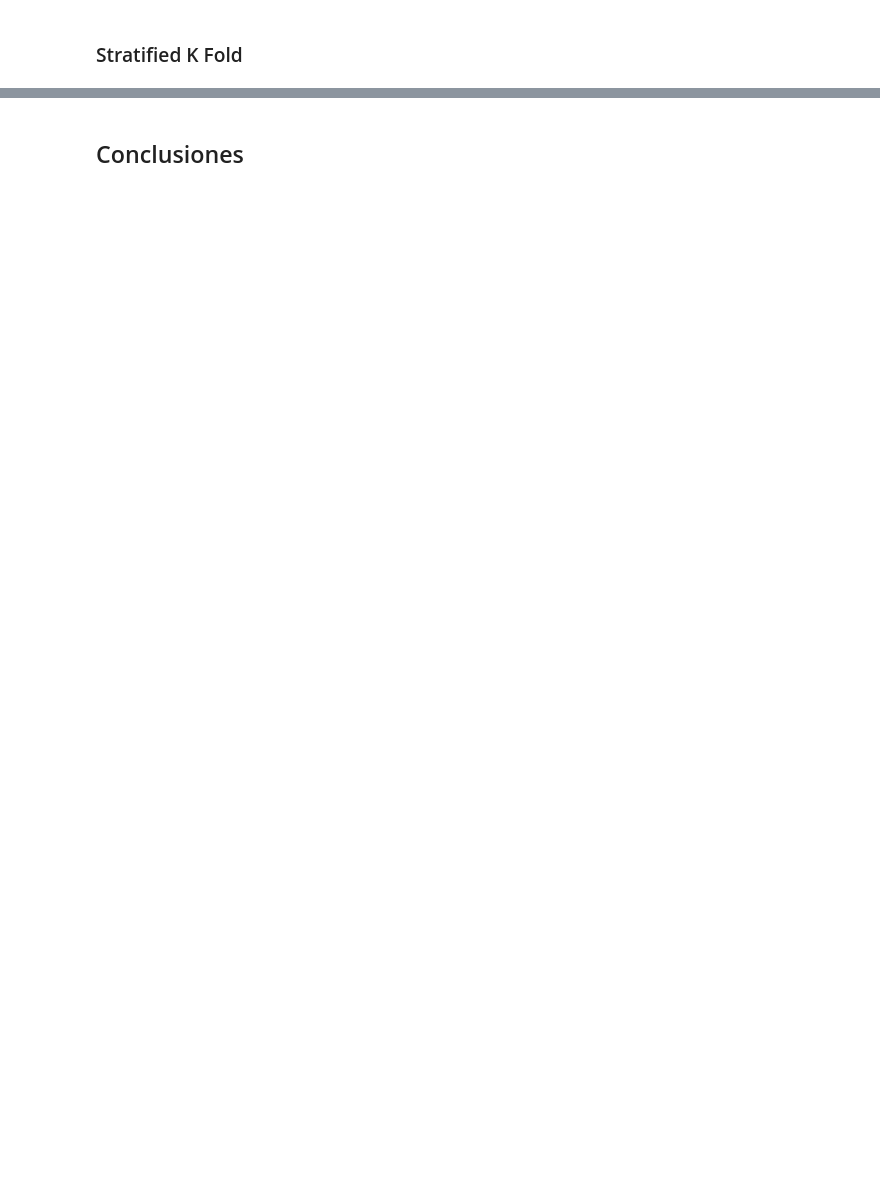
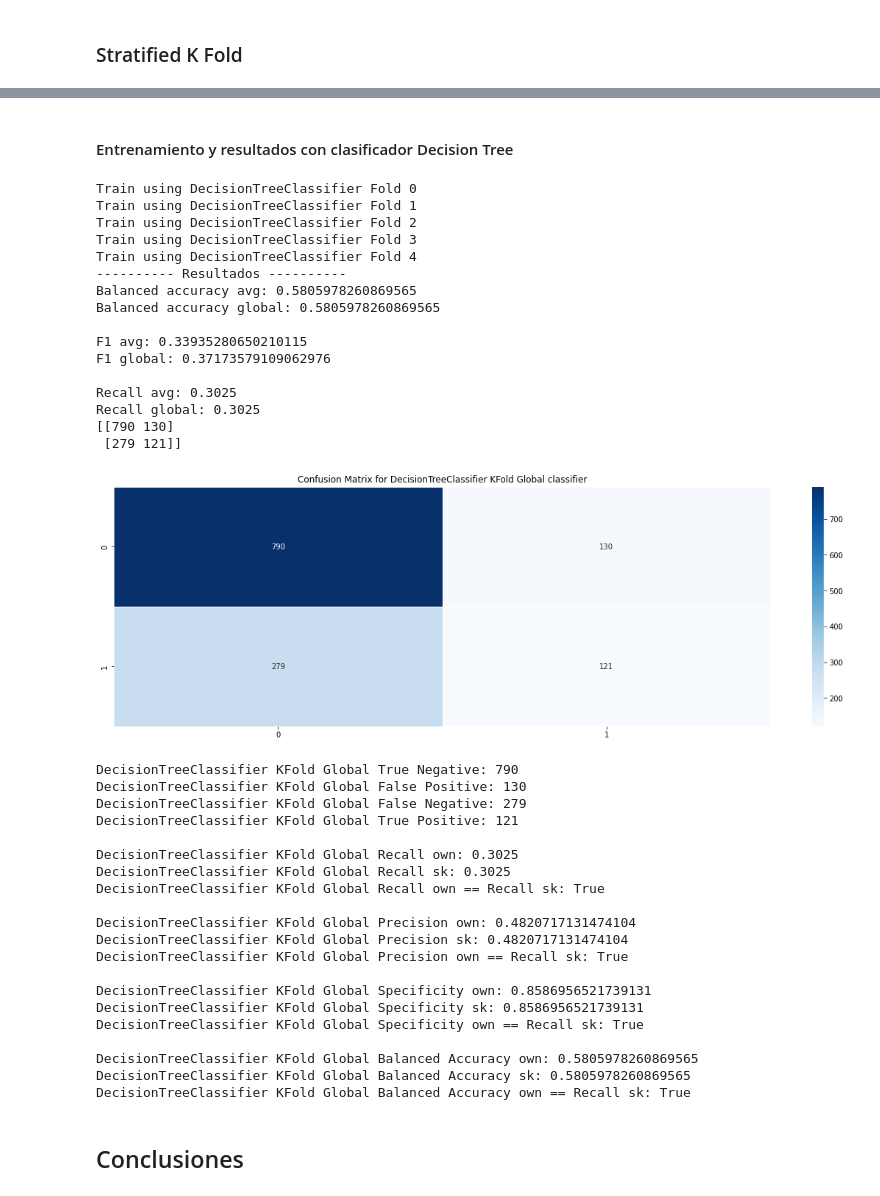
Before and after one commit to Monolite/ml-course, a Jupyter notebook: lesson-3/ml_clasificacion_proyecto.ipynb, the cells around one changed output, grey strips where cells are left out. Cells and saved outputs as stored; diff of their text form; code cells hidden in the pictures; blank space fills up the shorter version.

```diff
--- a/lesson-3/ml_clasificacion_proyecto.ipynb
+++ b/lesson-3/ml_clasificacion_proyecto.ipynb
@@ -602,2 +617,76 @@ práctica.
+# %% [markdown]
+#### Entrenamiento y resultados con clasificador Decision Tree
+# %%
+dtc_balanced_accuracy_avg = 0
+dtc_f1_avg = 0
+dtc_recall_avg = 0
+dtc_skf_y_preds = []
+dtc_skf_ys = []
+
+for k in folds.keys():
+    # print(f'Fold {k} results')
+    skf_y_train = y[train_index]
+    skf_y_test = y[test_index]
+    skf_X_train_std, skf_X_test_std = folds_std[k]
+
+    dtc_skf_y_preds_std = train(dtc, f'DecisionTreeClassifier Fold {k}', skf_X_train_std, skf_X_test_std, skf_y_train)
+
+    dtc_skf_y_preds += list(dtc_skf_y_preds_std)
+    dtc_skf_ys += list(skf_y_test)
+
+    dtc_balanced_accuracy_avg += balanced_accuracy_score(skf_y_test, dtc_skf_y_preds_std)
+    dtc_f1_avg += f1_score(skf_y_test, dtc_skf_y_preds_std)
+    dtc_recall_avg += recall_score(skf_y_test, dtc_skf_y_preds_std)
+
+    # get_conf_matrix_report(f'SVC kernel RBF Fold {k}', skf_y_test, dtc_skf_y_preds_std)
+
+print(10*'-' + ' Resultados ' + 10*'-')
+print(f"Balanced accuracy avg: {dtc_balanced_accuracy_avg/splits}")
+print(f"Balanced accuracy global: {balanced_accuracy_score(dtc_skf_ys, dtc_skf_y_preds)}")
+print()
+print(f"F1 avg: {dtc_f1_avg/splits}")
+print(f"F1 global: {f1_score(dtc_skf_ys, dtc_skf_y_preds)}")
+print()
+print(f"Recall avg: {dtc_recall_avg/splits}")
+print(f"Recall global: {recall_score(dtc_skf_ys, dtc_skf_y_preds)}")
+get_conf_matrix_report('DecisionTreeClassifier KFold Global', dtc_skf_ys, dtc_skf_y_preds)
+# %% [output]
+Train using DecisionTreeClassifier Fold 0
+Train using DecisionTreeClassifier Fold 1
+Train using DecisionTreeClassifier Fold 2
+Train using DecisionTreeClassifier Fold 3
+Train using DecisionTreeClassifier Fold 4
+---------- Resultados ----------
+Balanced accuracy avg: 0.5805978260869565
+Balanced accuracy global: 0.5805978260869565
+
+F1 avg: 0.33935280650210115
+F1 global: 0.37173579109062976
+
+Recall avg: 0.3025
+Recall global: 0.3025
+[[790 130]
+ [279 121]]
+[figure, added]
+DecisionTreeClassifier KFold Global True Negative: 790
+DecisionTreeClassifier KFold Global False Positive: 130
+DecisionTreeClassifier KFold Global False Negative: 279
+DecisionTreeClassifier KFold Global True Positive: 121
+
+DecisionTreeClassifier KFold Global Recall own: 0.3025
+DecisionTreeClassifier KFold Global Recall sk: 0.3025
+DecisionTreeClassifier KFold Global Recall own == Recall sk: True
+
+DecisionTreeClassifier KFold Global Precision own: 0.4820717131474104
+DecisionTreeClassifier KFold Global Precision sk: 0.4820717131474104
+DecisionTreeClassifier KFold Global Precision own == Recall sk: True
+
+DecisionTreeClassifier KFold Global Specificity own: 0.8586956521739131
+DecisionTreeClassifier KFold Global Specificity sk: 0.8586956521739131
+DecisionTreeClassifier KFold Global Specificity own == Recall sk: True
+
+DecisionTreeClassifier KFold Global Balanced Accuracy own: 0.5805978260869565
+DecisionTreeClassifier KFold Global Balanced Accuracy sk: 0.5805978260869565
+DecisionTreeClassifier KFold Global Balanced Accuracy own == Recall sk: True
 # %% [markdown]
 ## Conclusiones
```
Also changed, not shown: parts of 29 cells of this notebook, 1 other file.
